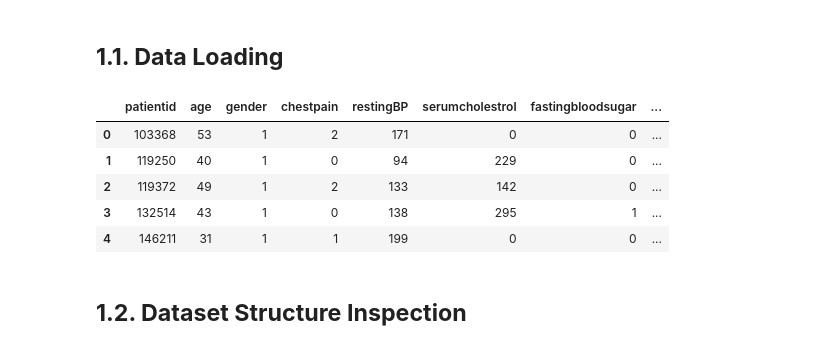
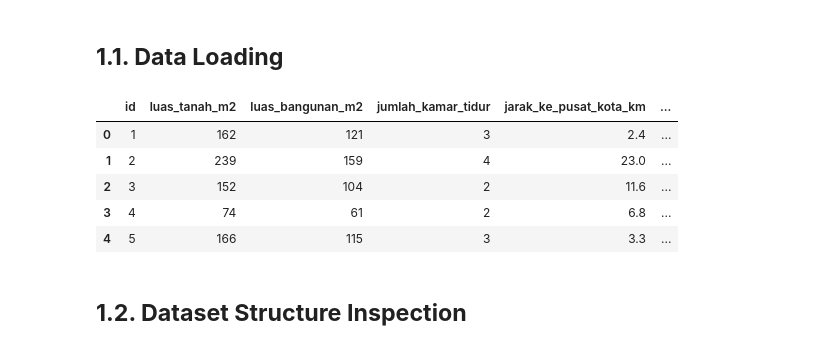
Before and after one commit to HafidzAfrieno/Artificial_Intelligence_Laboratory, a Jupyter notebook: projects/machine-learning/heart-disease-risk-classification/model/notebooks/01_exploratory_data_analysis.ipynb, the cells around one changed output. Cells and saved outputs as stored; diff of their text form; code cells hidden in the pictures.

```diff
--- a/projects/machine-learning/heart-disease-risk-classification/model/notebooks/01_exploratory_data_analysis.ipynb
+++ b/projects/machine-learning/heart-disease-risk-classification/model/notebooks/01_exploratory_data_analysis.ipynb
@@ -11,21 +12,21 @@ from src.exploratory_data_analysis import (
 # %% [markdown]
 ## **1.1. Data Loading**
 # %%
-path = "../data/raw/Cardiovascular_Disease_Dataset.csv"
-target = "target"
+# path = "../data/raw/Cardiovascular_Disease_Dataset.csv"
+# target = "target"
 
-# path = "../data/raw/dataset_regresi_dummy_110.csv"
-# target = "harga_rumah_juta"
+path = "../data/raw/dataset_regresi_dummy_110.csv"
+target = "harga_rumah_juta"
 
 df = load_data(file_path=path)
 df.head()
 # %% [output]
-|  | patientid | age | gender | chestpain | restingBP | serumcholestrol | fastingbloodsugar | ... |
-| 0 | 103368 | 53 | 1 | 2 | 171 | 0 | 0 | ... |
-| 1 | 119250 | 40 | 1 | 0 | 94 | 229 | 0 | ... |
-| 2 | 119372 | 49 | 1 | 2 | 133 | 142 | 0 | ... |
-| 3 | 132514 | 43 | 1 | 0 | 138 | 295 | 1 | ... |
-| 4 | 146211 | 31 | 1 | 1 | 199 | 0 | 0 | ... |
+|  | id | luas_tanah_m2 | luas_bangunan_m2 | jumlah_kamar_tidur | jarak_ke_pusat_kota_km | ... |
+| 0 | 1 | 162 | 121 | 3 | 2.4 | ... |
+| 1 | 2 | 239 | 159 | 4 | 23.0 | ... |
+| 2 | 3 | 152 | 104 | 2 | 11.6 | ... |
+| 3 | 4 | 74 | 61 | 2 | 6.8 | ... |
+| 4 | 5 | 166 | 115 | 3 | 3.3 | ... |
 # %% [markdown]
 ## **1.2. Dataset Structure Inspection**
 # %%
```
Also changed, not shown: parts of 6 cells of this notebook, 1 other file.
